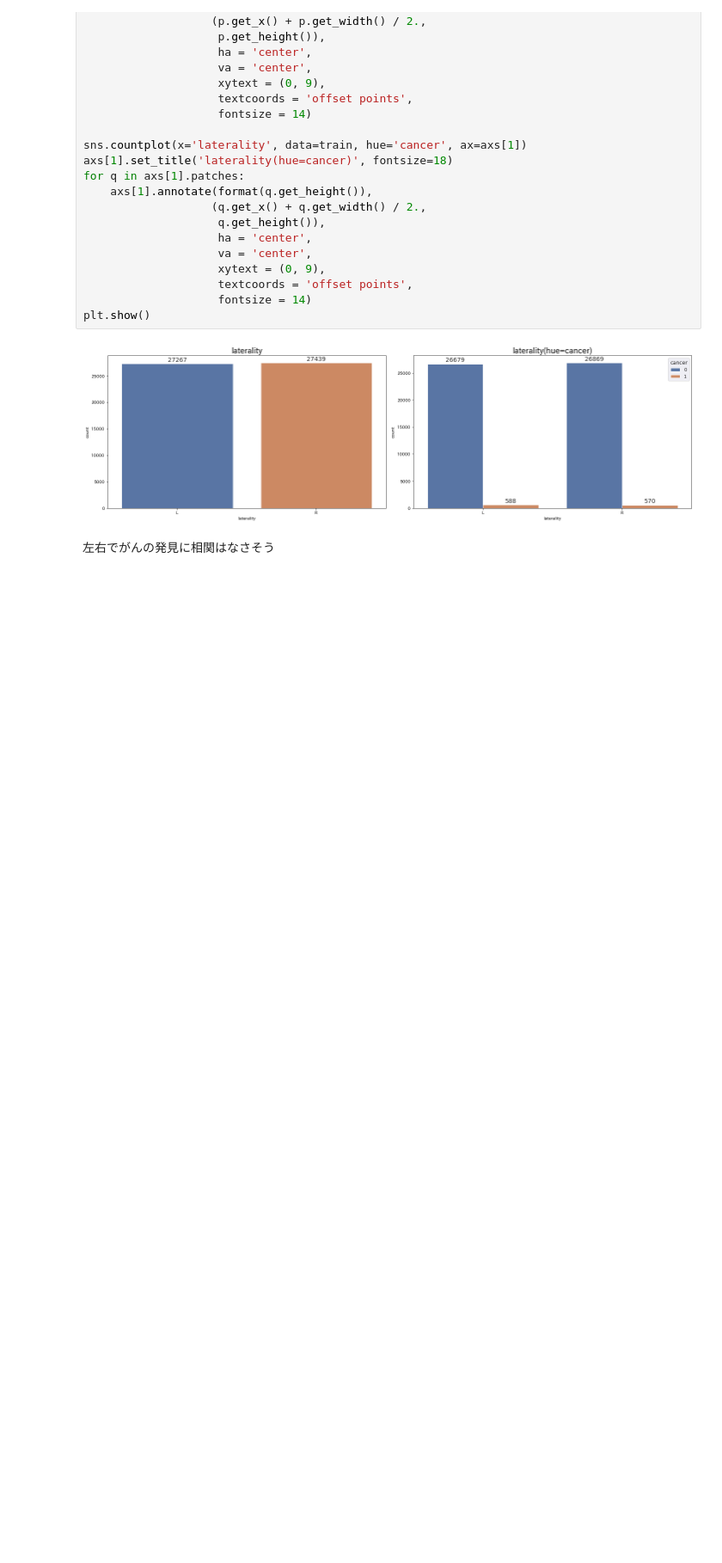
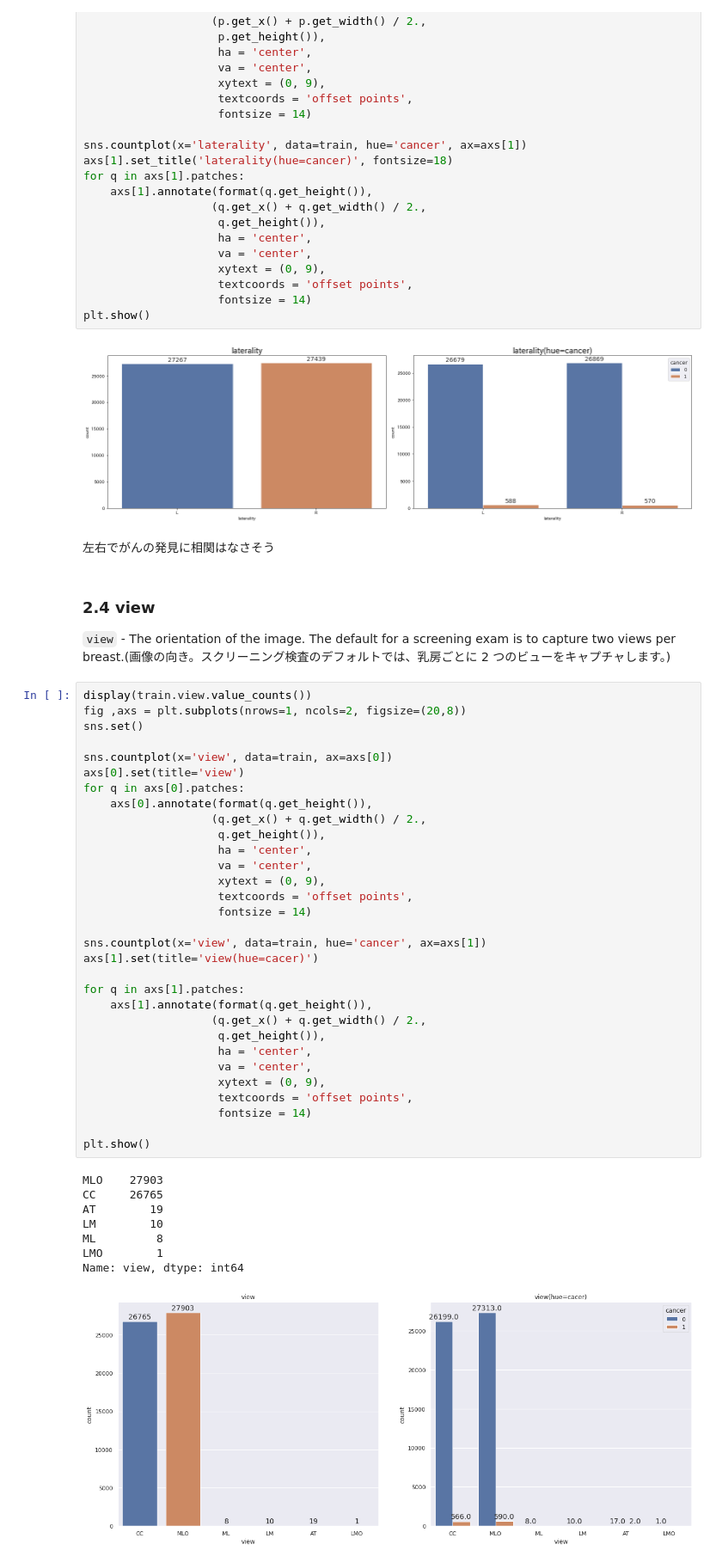
Before and after one commit to sanma-1230/kaggle-competition-rsna, a Jupyter notebook: rsna-eda.ipynb, the cells around one changed output. Shown at 86% size. Drawn from its saved outputs; the diff is of its cells as text; blank space fills up the shorter version.

```diff
--- a/rsna-eda.ipynb
+++ b/rsna-eda.ipynb
@@ -279,3 +279,46 @@ plt.show()
 [figure]
 # %% [markdown]
 左右でがんの発見に相関はなさそう
+# %% [markdown]
+### 2.4 view
+`view` - The orientation of the image. The default for a screening exam is to capture two views per breast.(画像の向き。スクリーニング検査のデフォルトでは、乳房ごとに 2 つのビューをキャプチャします。)
+# %%
+display(train.view.value_counts())
+fig ,axs = plt.subplots(nrows=1, ncols=2, figsize=(20,8))
+sns.set()
+
+sns.countplot(x='view', data=train, ax=axs[0])
+axs[0].set(title='view')
+for q in axs[0].patches:
+    axs[0].annotate(format(q.get_height()),
+                   (q.get_x() + q.get_width() / 2.,
+                    q.get_height()),
+                    ha = 'center',
+                    va = 'center',
+                    xytext = (0, 9),
+                    textcoords = 'offset points',
+                    fontsize = 14)
+
+sns.countplot(x='view', data=train, hue='cancer', ax=axs[1])
+axs[1].set(title='view(hue=cacer)')
+
+for q in axs[1].patches:
+    axs[1].annotate(format(q.get_height()),
+                   (q.get_x() + q.get_width() / 2.,
+                    q.get_height()),
+                    ha = 'center',
+                    va = 'center',
+                    xytext = (0, 9),
+                    textcoords = 'offset points',
+                    fontsize = 14)
+
+plt.show()
+# %% [output]
+MLO    27903
+CC     26765
+AT        19
+LM        10
+ML         8
+LMO        1
+Name: view, dtype: int64
+[figure, added]
```
Also changed, not shown: parts of 17 cells of this notebook.
